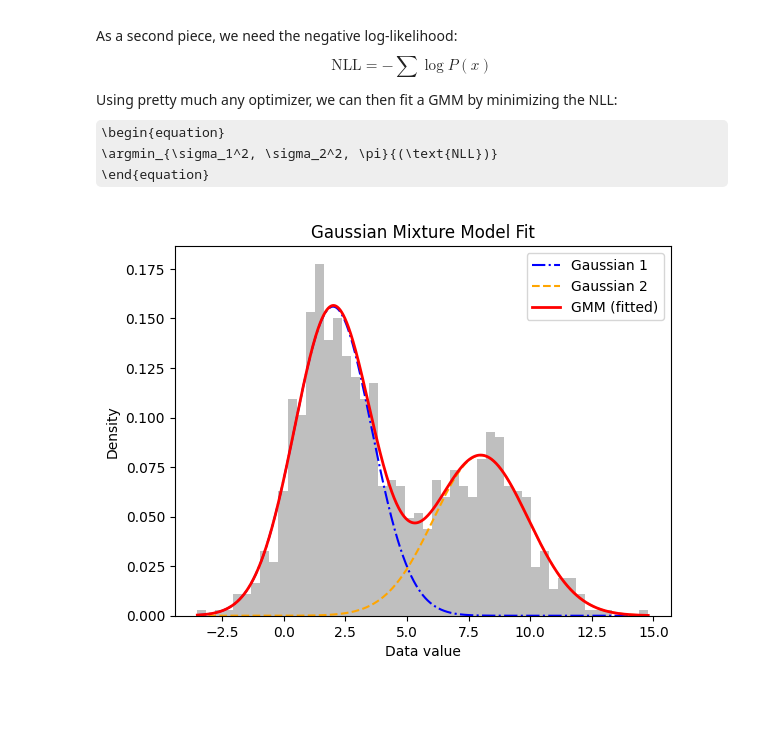
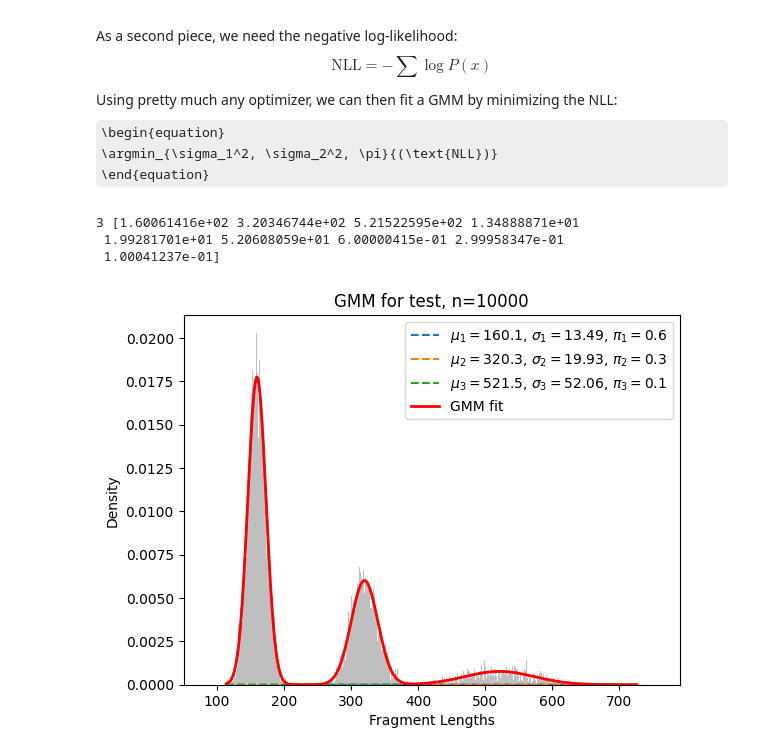
Before and after one commit to schwarzlab-ccb/pyfraglib, a Jupyter notebook: notebooks/gmm.ipynb, the cells around one changed output. Drawn from its saved outputs; the diff is of its cells as text; code cells hidden in the pictures; some formulas as TeX source; blank space fills up the shorter version.

Commit message:
math.py: considerably improve GMMs by introducing config file

```diff
--- a/notebooks/gmm.ipynb
+++ b/notebooks/gmm.ipynb
@@ -16,21 +16,24 @@ Using pretty much any optimizer, we can then fit a GMM by minimizing the NLL:
 # %%
 from pyfraglib.math import fit_gmm, plot_gmm
 import numpy as np
 import numpy.typing as npt
 
-mean1 = 2.0
-mean2 = 8.0
-fixed_means: tuple[float, float] = (mean1, mean2)
+n: int = 10000
 
-std1 = 1.5
-std2 = 2.0
-pi_true = 0.6
+mean1, mean2, mean3 = 160.0, 320.0, 520.0
+std1, std2, std3 = 13.5, 20.0, 55.0
+pi1, pi2, pi3 = 0.6, 0.3, 0.1
 
-data1: npt.NDArray[np.float64] = np.random.normal(loc=mean1, scale=std1, size=int(1000 * pi_true))
-data2: npt.NDArray[np.float64] = np.random.normal(loc=mean2, scale=std2, size=int(1000 * (1 - pi_true)))
-data: npt.NDArray[np.float64] = np.hstack([data1, data2])  # type: ignore
+data1: npt.NDArray[np.float64] = np.random.normal(loc=mean1, scale=std1, size=int(n * pi1))
+data2: npt.NDArray[np.float64] = np.random.normal(loc=mean2, scale=std2, size=int(n * pi2))
+data3: npt.NDArray[np.float64] = np.random.normal(loc=mean3, scale=std3, size=int(n * pi3))
+data: npt.NDArray[np.float64] = np.hstack([data1, data2, data3])  # type: ignore
 
-pi_est, std1_est, std2_est = fit_gmm(mean1, mean2, data)
-plot_gmm(data, mean1, mean2, pi_est, std1_est, std2_est)
+n, params = fit_gmm(data, "../config/gmm.json")
+print(n, params)
+plot_gmm(data, n, params, ".", "test")
 # %% [output]
+3 [1.60061416e+02 3.20346744e+02 5.21522595e+02 1.34888871e+01
+ 1.99281701e+01 5.20608059e+01 6.00000415e-01 2.99958347e-01
+ 1.00041237e-01]
-[figure, old version]
+[figure, new version]
```
Also changed, not shown: 6 other files.
